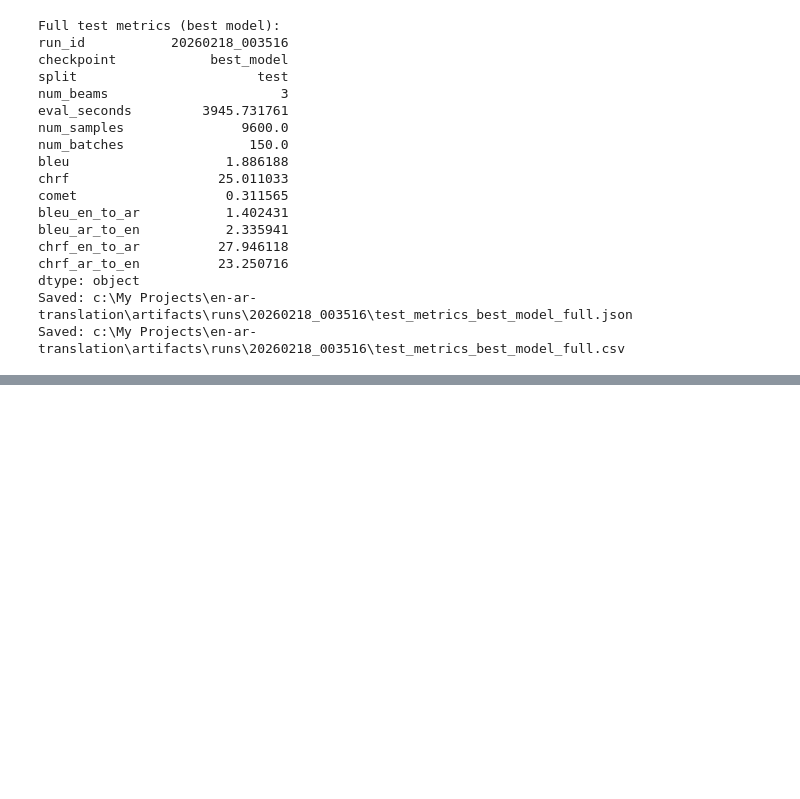
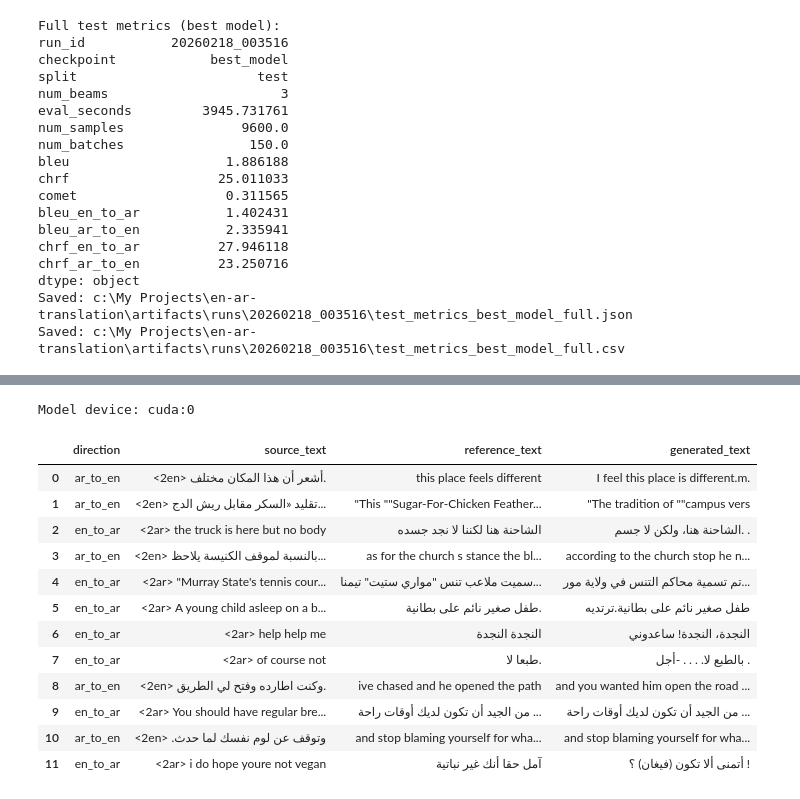
Before and after one commit to mamounyosef/en-ar-translation, a Jupyter notebook: notebooks/02_model_training.ipynb, the cells around one changed output, grey strips where cells are left out. Saved outputs shown, nothing was run; the diff lists cells and outputs as text; code cells hidden in the pictures; blank space fills up the shorter version.

```diff
--- a/notebooks/02_model_training.ipynb
+++ b/notebooks/02_model_training.ipynb
@@ -2150,12 +2257,11 @@ import pandas as pd
 # - model
 # - hf_tokenizer
 # - test_df
-# - device
 # - config.max_seq_len (or fallback to 128)
 
 N_RANDOM_SAMPLES = 12
 RANDOM_SEED = 42
-NUM_BEAMS = 5
+NUM_BEAMS = 2
 MAX_NEW_TOKENS = int(getattr(config, "max_seq_len", 128))
 SAMPLE_MODE = "both"   # "both" or "single"
 
@@ -2165,10 +2271,18 @@ pd.set_option("display.max_colwidth", 300)
 assert "model" in globals(), "model is missing"
 assert "hf_tokenizer" in globals(), "hf_tokenizer is missing"
 assert "test_df" in globals(), "test_df is missing"
-assert "device" in globals(), "device is missing"
 
-def _build_test_pairs_for_preview(df: pd.DataFrame, n: int, mode: str = "both", seed: int = 42):
-    rng = random.Random(seed)
+# Force model + inputs to the same device to avoid CPU/CUDA mismatch.
+model_device = torch.device("cuda" if torch.cuda.is_available() else "cpu")
+model = model.to(model_device)
+model.eval()
+print("Model device:", next(model.parameters()).device)
+
+def _build_test_pairs_for_preview(df: pd.DataFrame, n: int, mode: str = "both", seed: int = 0):
+    if seed:
+        rng = random.Random(seed)
+    else:
+        rng = random.Random()
     pairs = []
 
     # Case 1: bidirectional dataframe already exists
@@ -2202,41 +2316,77 @@ def _build_test_pairs_for_preview(df: pd.DataFrame, n: int, mode: str = "both",
                     pairs.append({"direction": "en_to_ar", "source_text": f"<2ar> {en}", "reference_text": ar})
                 else:
                     pairs.append({"direction": "ar_to_en", "source_text": f"<2en> {ar}", "reference_text": en})
         return pairs
 
     raise ValueError("test_df must have either [source_text,target_text,direction] or [en,ar] columns")
 
-pairs = _build_test_pairs_for_preview(test_df, N_RANDOM_SAMPLES, mode=SAMPLE_MODE, seed=RANDOM_SEED)
+pairs = _build_test_pairs_for_preview(test_df, N_RANDOM_SAMPLES, mode=SAMPLE_MODE)
 
-model.eval()
 results = []
 for p in pairs:
     enc = hf_tokenizer(
         [p["source_text"]],
         truncation=True,
         max_length=MAX_NEW_TOKENS,
         return_tensors="pt",
     )
-    enc = {k: v.to(device) for k, v in enc.items() if k != "token_type_ids"}  # important for BART generate()
+    enc = {k: v.to(model_device) for k, v in enc.items() if k != "token_type_ids"}  # important for BART generate()
 
     with torch.no_grad():
+        # gen_ids = model.generate(
+        #     **enc,
+        #     max_new_tokens=MAX_NEW_TOKENS,
+        #     num_beams=NUM_BEAMS,
+        #     do_sample=False,
+        # )
+        # gen_ids = model.generate(
+        #     **enc,
+        #     max_new_tokens=32,
+        #     num_beams=10,
+        #     do_sample=False,
+        #     no_repeat_ngram_size=3,
+        #     repetition_penalty=3.25,
+        #     length_penalty=2.0,
+        #     early_stopping=True,
+        # )
         gen_ids = model.generate(
-            **enc,
-            max_new_tokens=MAX_NEW_TOKENS,
-            num_beams=NUM_BEAMS,
-            do_sample=False,
-        )
+        **enc,
+        max_new_tokens=10,          # increase if outputs feel cut off
+        num_beams=5,                # more beams = better quality, slower (try 4-6)
+        num_beam_groups=1,          # keep at 1 for standard beam search
+        do_sample=False,
+        no_repeat_ngram_size=3,
+        repetition_penalty=2.3,     # lower this — 2.5 is very aggressive for translation
+        length_penalty=4.0,         # 1.0 is neutral; <1 = shorter, >1 = longer outputs
+        early_stopping=True,
+    )
+
 
     pred = hf_tokenizer.batch_decode(gen_ids, skip_special_tokens=True)[0].strip()
     results.append({
         "direction": p["direction"],
         "source_text": p["source_text"],
         "reference_text": p["reference_text"],
         "generated_text": pred,
     })
 
 samples_df = pd.DataFrame(results)
 display(samples_df)
+# %% [output]
+Model device: cuda:0
+|  | direction | source_text | reference_text | generated_text |
+| 0 | ar_to_en | <2en> أشعر أن هذا المكان مختلف. | this place feels different | I feel this place is different.m. |
+| 1 | ar_to_en | <2en> تقليد «السكر مقابل ريش الدج... | "This ""Sugar-For-Chicken Feather... | "The tradition of ""campus vers |
+| 2 | en_to_ar | <2ar> the truck is here but no body | الشاحنة هنا لكننا لا نجد جسده | الشاحنة هنا، ولكن لا جسم. . |
+| 3 | ar_to_en | <2en> بالنسبة لموقف الكنيسة يلاحظ... | as for the church s stance the bl... | according to the church stop he n... |
+| 4 | en_to_ar | <2ar> "Murray State's tennis cour... | سميت ملاعب تنس "مواري ستيت" تيمنا... | تم تسمية محاكم التنس في ولاية مور... |
+| 5 | en_to_ar | <2ar> A young child asleep on a b... | طفل صغير نائم على بطانية. | طفل صغير نائم على بطانية.ترتديه |
+| 6 | en_to_ar | <2ar> help help me | النجدة النجدة | النجدة، النجدة! ساعدوني |
+| 7 | en_to_ar | <2ar> of course not | طبعا لا. | بالطبع لا. . . . -أجل . |
+| 8 | ar_to_en | <2en> وكنت اطارده وفتح لي الطريق. | ive chased and he opened the path | and you wanted him open the road ... |
+| 9 | en_to_ar | <2ar> You should have regular bre... | من الجيد أن تكون لديك أوقات راحة ... | من الجيد أن تكون لديك أوقات راحة ... |
+| 10 | ar_to_en | <2en> .وتوقف عن لوم نفسك لما حدث | and stop blaming yourself for wha... | and stop blaming yourself for wha... |
+| 11 | en_to_ar | <2ar> i do hope youre not vegan | آمل حقا أنك غير نباتية | أتمنى ألا تكون (فيغان) ؟ ! |
 # %%
 # Cell B: Interactive translation (user types text, model translates either direction)
 
```
Also changed, not shown: parts of 14 cells of this notebook, 7 other files.
